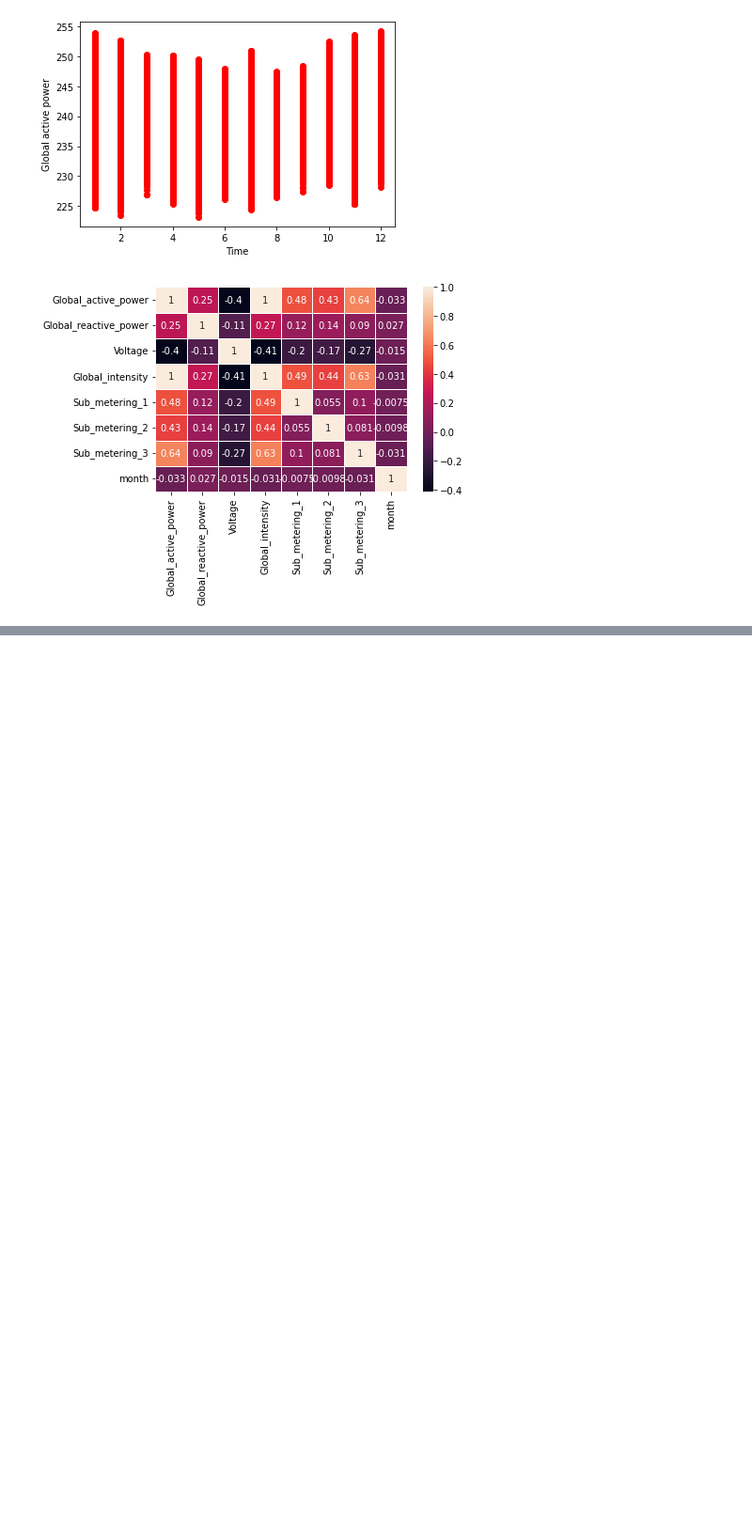
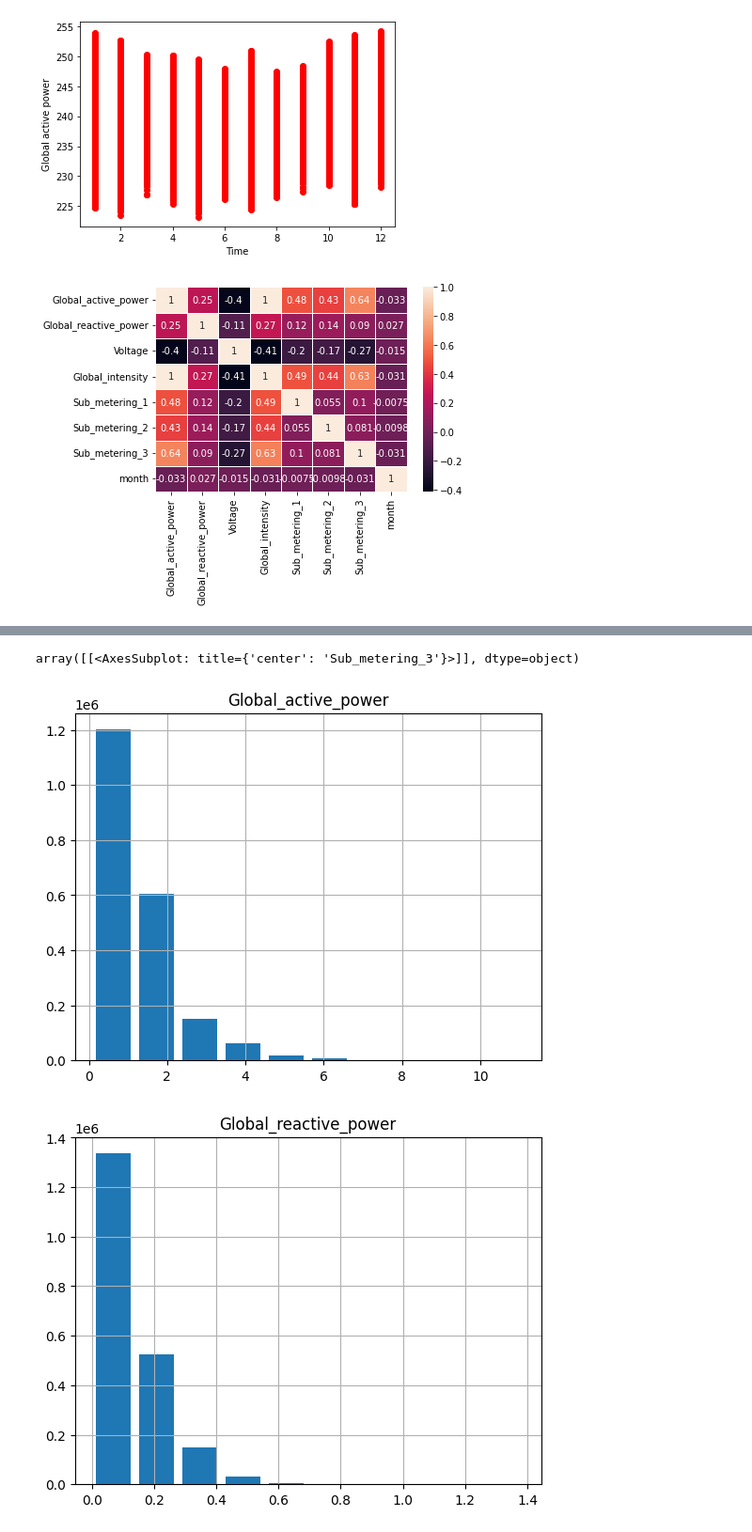
Before and after one commit to Cristianperezd/Machine-Learning---Practica-1, a Jupyter notebook: Práctica 1.ipynb, the cells around one changed output, grey strips where cells are left out. Shown at 94% size. Saved outputs shown, nothing was run; the diff lists cells and outputs as text; code cells hidden in the pictures; blank space fills up the shorter version.

Commit message:
Histogramas

```diff
--- a/Práctica 1.ipynb
+++ b/Práctica 1.ipynb
@@ -182,0 +183,13 @@ relacio = sns.pairplot(db1)
+# %%
+db1.hist(column='Global_active_power', histtype="bar", rwidth=0.8,)
+
+db1.hist(column='Global_reactive_power', histtype="bar", rwidth=0.8, )
+db1.hist(column='Voltage', histtype="bar", rwidth=0.8, )
+db1.hist(column='Global_intensity', histtype="bar", rwidth=0.8,  )
+db1.hist(column='Sub_metering_1', histtype="bar", rwidth=0.8)
+db1.hist(column='Sub_metering_2', histtype="bar", rwidth=0.8, )
+db1.hist(column='Sub_metering_3', histtype="bar", rwidth=0.8, )
+# %% [output]
+array([[<AxesSubplot: title={'center': 'Sub_metering_3'}>]], dtype=object)
+[figure, added]
+[figure, added]
```
Also changed, not shown: parts of 4 cells of this notebook.
